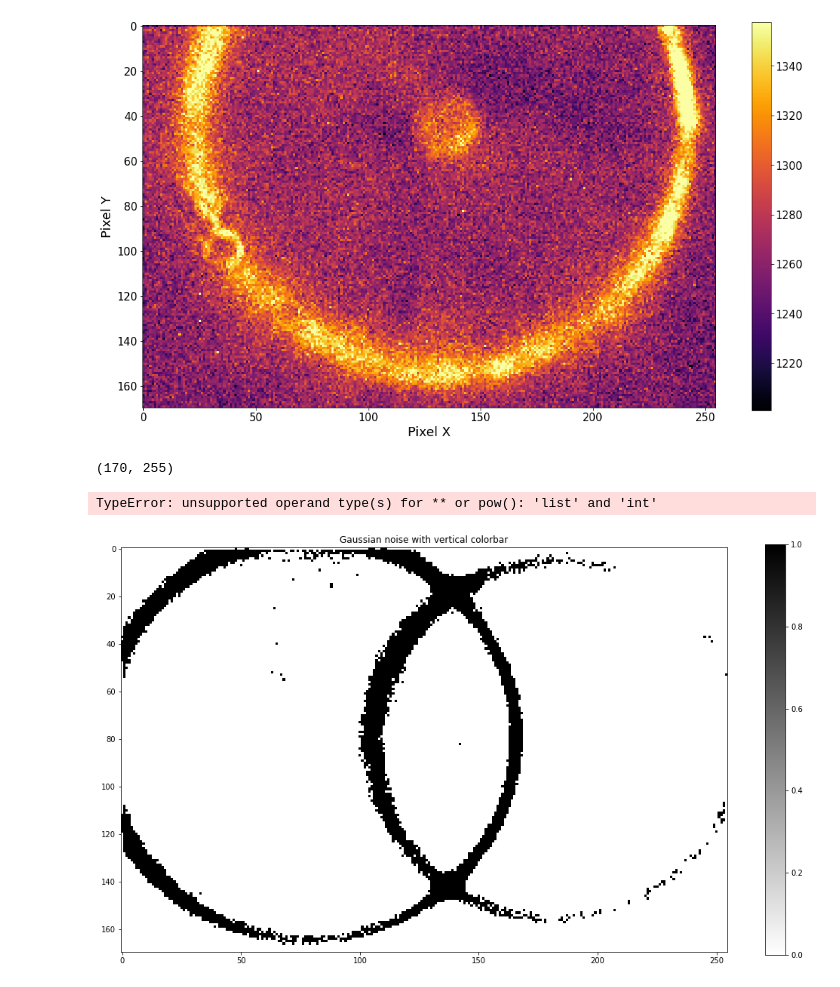
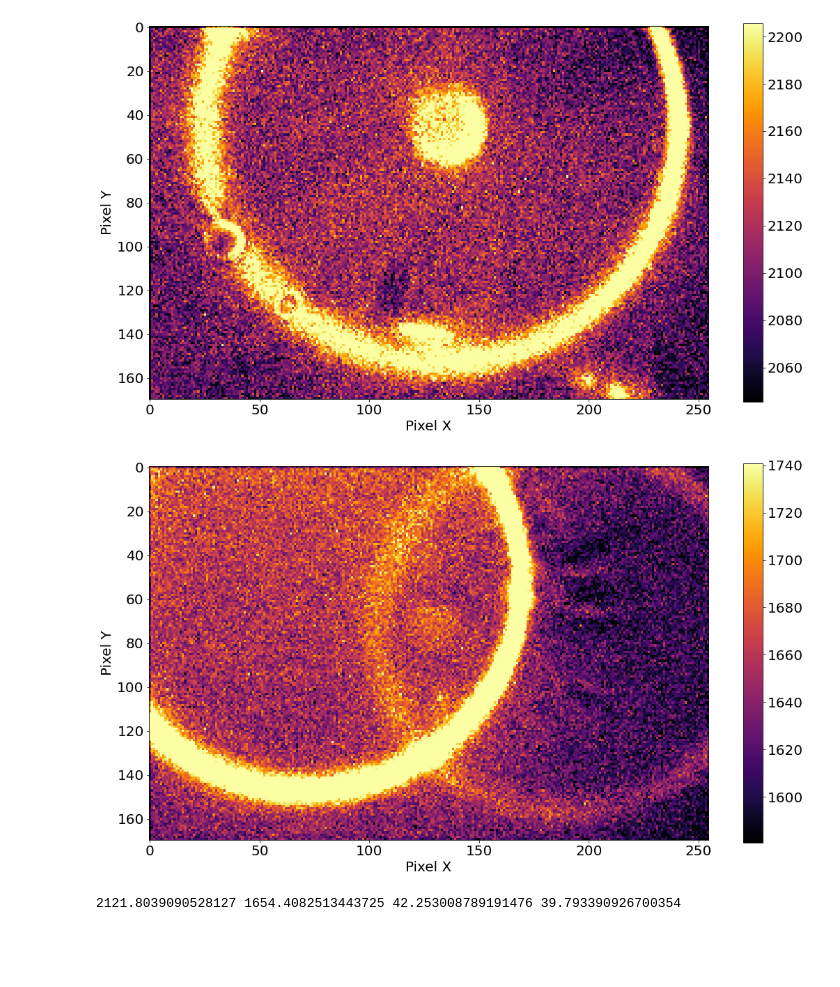
Before and after one commit to judasaca/Practica_optica_SPDC, a Jupyter notebook: Untitled.ipynb, the cells around one changed output. Saved outputs shown, nothing was run; the diff lists cells and outputs as text; code cells hidden in the pictures; blank space fills up the shorter version.

```diff
--- a/Untitled.ipynb
+++ b/Untitled.ipynb
@@ -32,11 +32,11 @@ def graficador(data_file_name,png_name,mostrar=False):
     fig, ax = plt.subplots(figsize=(18,10))
     cax = ax.imshow(datos, cmap=cm.inferno)
     cbar = fig.colorbar(cax)
-    ax.set_xlabel("Pixel X",fontsize=18)
-    ax.set_ylabel("Pixel Y",fontsize=18)
-    plt.xticks(fontsize = 15)
-    plt.yticks(fontsize = 15)
-    cbar.ax.tick_params(labelsize=15)
+    ax.set_xlabel("Pixel X",fontsize=20)
+    ax.set_ylabel("Pixel Y",fontsize=20)
+    plt.xticks(fontsize = 20)
+    plt.yticks(fontsize = 20)
+    cbar.ax.tick_params(labelsize=20)
     plt.savefig(png_name)
 
     if not mostrar:
@@ -46,18 +46,8 @@ def graficador(data_file_name,png_name,mostrar=False):
 for file in archivos:
     g=graficador(file,file[:-4]+".png")
 # %%
-d=graficador(archivos[3],"prueba.png",True)
+d1=graficador(archivos[5],"prueba.png",True)
+d2=graficador(archivos[7],"prueba2.png",True)
 # %% [output]
-[figure, old version]
+[figure, new version]
+[figure, added]
-# %%
-d.shape
-# %% [output]
-(170, 255)
-# %%
-coeficientes=[]
-rms_total=np.sqrt(np.mean(np.square(y)))
-for i in y:
-    coeficientes.append(i/rms_total)
-plt.plot(coeficientes)
-# %% [output]
-TypeError: unsupported operand type(s) for ** or pow(): 'list' and 'int'
@@ -75,13 +54,4 @@ for i in range(altura):
-# %%
-fig, ax = plt.subplots(figsize=(18,10))
-
-
-
-cax = ax.imshow(m, cmap=cm.binary)
-ax.set_title('Gaussian noise with vertical colorbar')
-
-# Add colorbar, make sure to spedatoscify tick locations to match desired ticklabels
-cbar = fig.colorbar(cax)#, ticks=[-1, 0, 1])
-#cbar.ax.set_yticklabels(['< -1', '0', '> 1'])
-# %% [output]
-[figure, removed]
+# %%
+print(np.mean(d1),np.mean(d2),np.std(d1),np.std(d2))
+# %% [output]
+2121.8039090528127 1654.4082513443725 42.253008789191476 39.793390926700354
```
Also changed, not shown: parts of 5 cells of this notebook, 10 other files.
